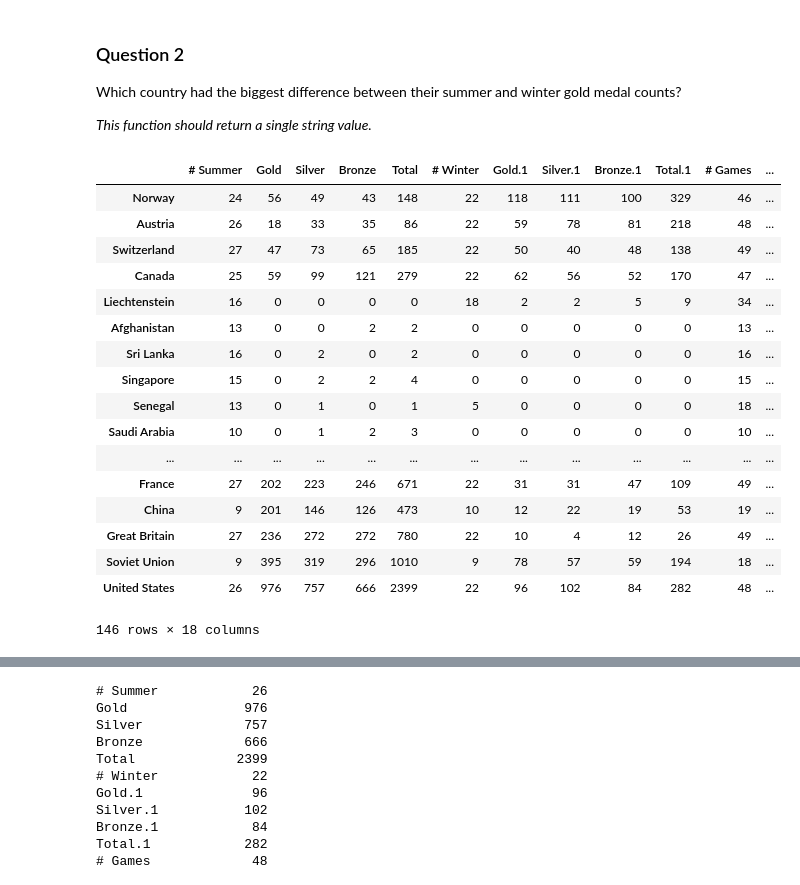
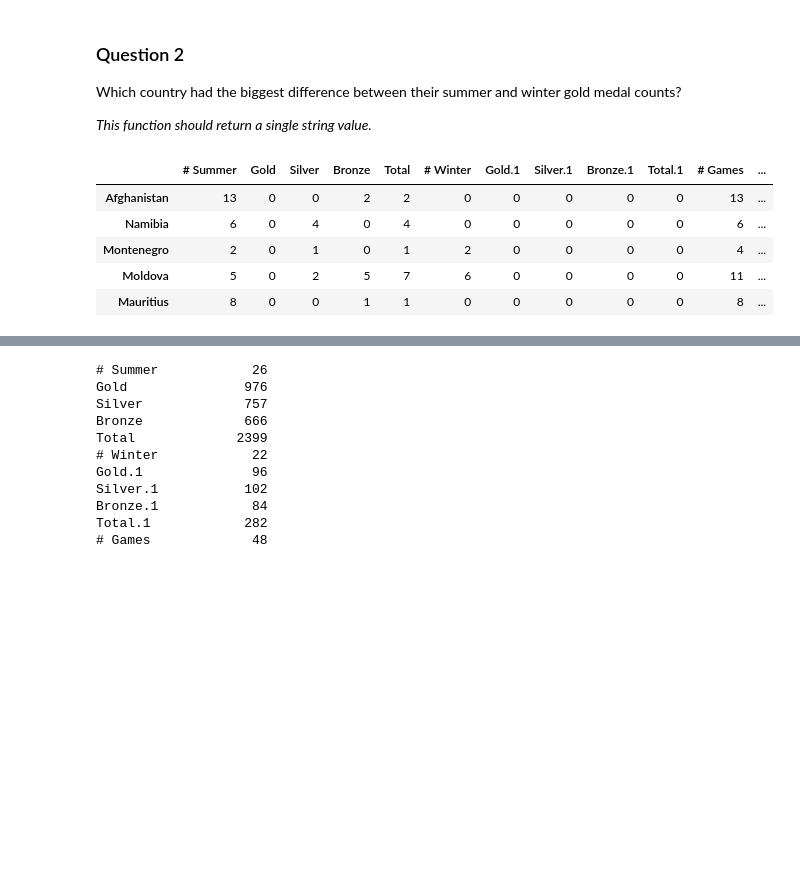
Before and after one commit to wahmed555/PhD_learning, a Jupyter notebook: pandas/Assignment+2.ipynb, the cells around one changed output, grey strips where cells are left out. Cells and saved outputs as stored; diff of their text form; code cells hidden in the pictures; blank space fills up the shorter version.

```diff
--- a/pandas/Assignment+2.ipynb
+++ b/pandas/Assignment+2.ipynb
@@ -197,23 +186,11 @@ Which country had the biggest difference between their summer and winter gold me
 # %%
 df['G_diff']=abs(df['Gold']-df['Gold.1'])
 # %%
-df
+df.head()
 # %% [output]
 |  | # Summer | Gold | Silver | Bronze | Total | # Winter | Gold.1 | Silver.1 | Bronze.1 | Total.1 | # Games | ... |
-| Norway | 24 | 56 | 49 | 43 | 148 | 22 | 118 | 111 | 100 | 329 | 46 | ... |
-| Austria | 26 | 18 | 33 | 35 | 86 | 22 | 59 | 78 | 81 | 218 | 48 | ... |
-| Switzerland | 27 | 47 | 73 | 65 | 185 | 22 | 50 | 40 | 48 | 138 | 49 | ... |
-| Canada | 25 | 59 | 99 | 121 | 279 | 22 | 62 | 56 | 52 | 170 | 47 | ... |
-| Liechtenstein | 16 | 0 | 0 | 0 | 0 | 18 | 2 | 2 | 5 | 9 | 34 | ... |
 | Afghanistan | 13 | 0 | 0 | 2 | 2 | 0 | 0 | 0 | 0 | 0 | 13 | ... |
-| Sri Lanka | 16 | 0 | 2 | 0 | 2 | 0 | 0 | 0 | 0 | 0 | 16 | ... |
-| Singapore | 15 | 0 | 2 | 2 | 4 | 0 | 0 | 0 | 0 | 0 | 15 | ... |
-| Senegal | 13 | 0 | 1 | 0 | 1 | 5 | 0 | 0 | 0 | 0 | 18 | ... |
-| Saudi Arabia | 10 | 0 | 1 | 2 | 3 | 0 | 0 | 0 | 0 | 0 | 10 | ... |
-| ... | ... | ... | ... | ... | ... | ... | ... | ... | ... | ... | ... | ... |
-| France | 27 | 202 | 223 | 246 | 671 | 22 | 31 | 31 | 47 | 109 | 49 | ... |
-| China | 9 | 201 | 146 | 126 | 473 | 10 | 12 | 22 | 19 | 53 | 19 | ... |
-| Great Britain | 27 | 236 | 272 | 272 | 780 | 22 | 10 | 4 | 12 | 26 | 49 | ... |
-| Soviet Union | 9 | 395 | 319 | 296 | 1010 | 9 | 78 | 57 | 59 | 194 | 18 | ... |
-| United States | 26 | 976 | 757 | 666 | 2399 | 22 | 96 | 102 | 84 | 282 | 48 | ... |
+| Namibia | 6 | 0 | 4 | 0 | 4 | 0 | 0 | 0 | 0 | 0 | 6 | ... |
+| Montenegro | 2 | 0 | 1 | 0 | 1 | 2 | 0 | 0 | 0 | 0 | 4 | ... |
+| Moldova | 5 | 0 | 2 | 5 | 7 | 6 | 0 | 0 | 0 | 0 | 11 | ... |
+| Mauritius | 8 | 0 | 0 | 1 | 1 | 0 | 0 | 0 | 0 | 0 | 8 | ... |
-146 rows × 18 columns
```
Also changed, not shown: parts of 32 cells of this notebook.
